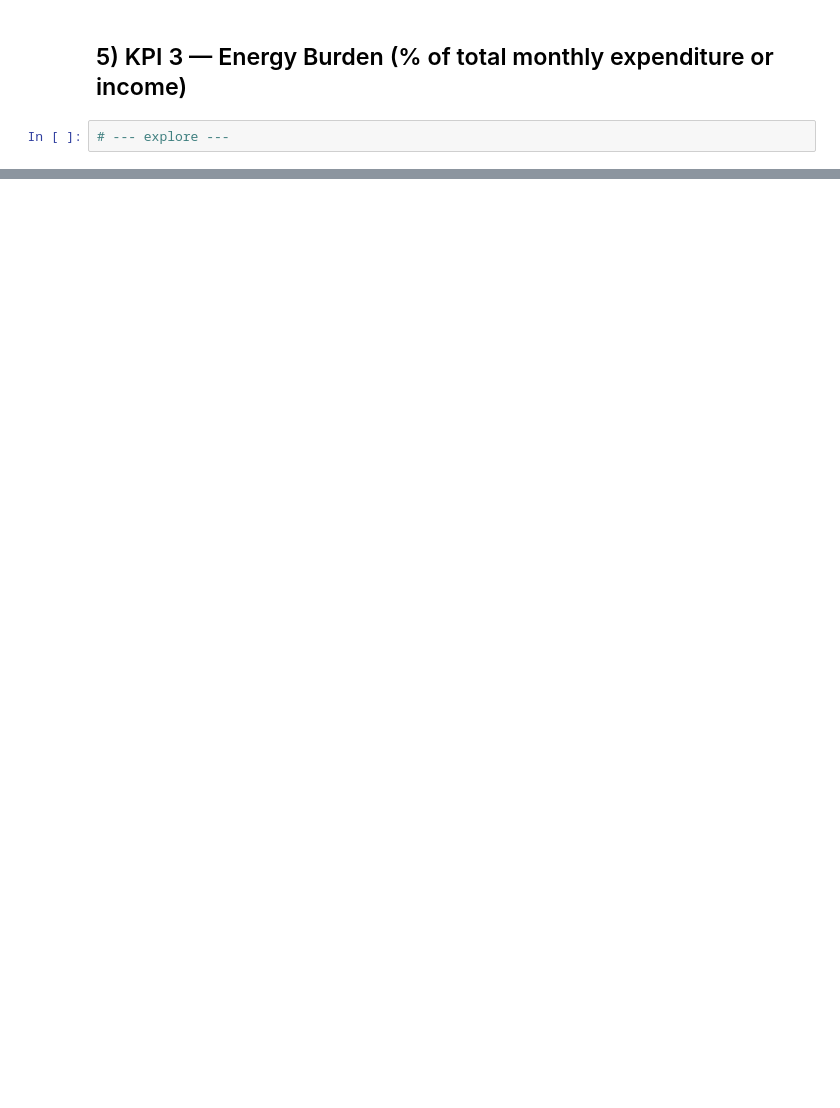
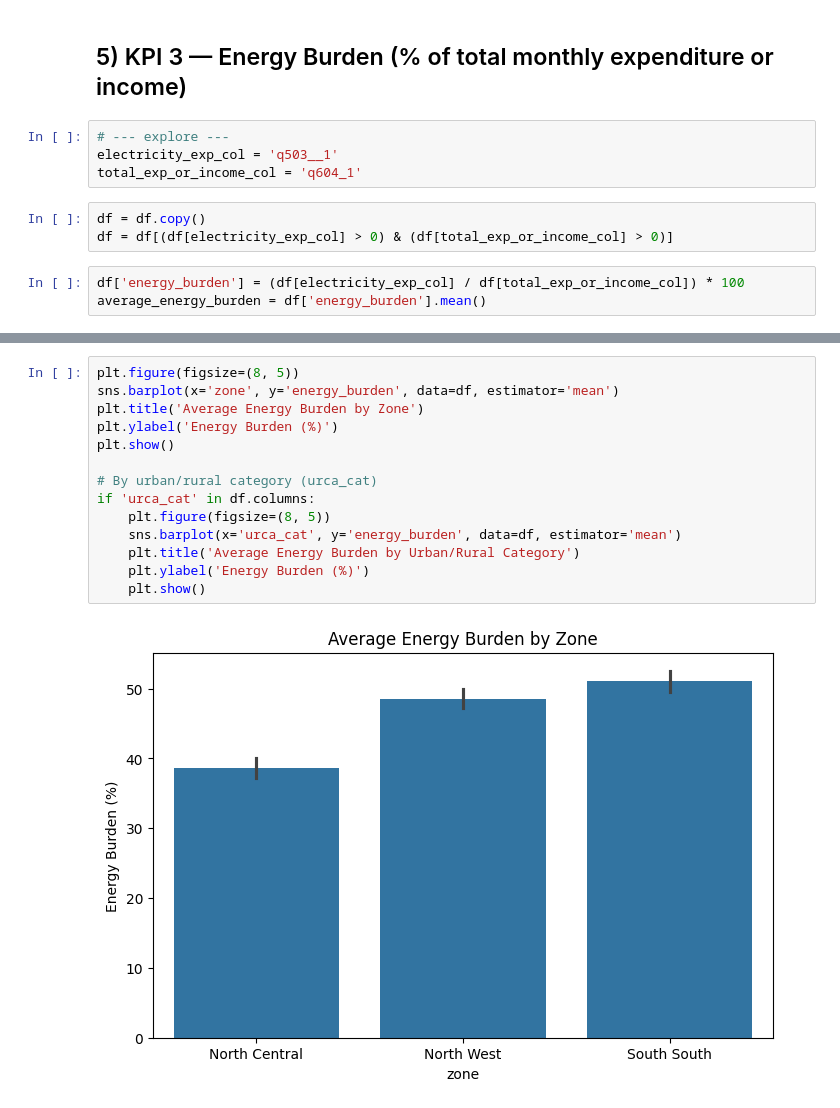
Before and after one commit to Garima2019/big-data-and-business-intelligencel-week1, a Jupyter notebook: notebooks/2_Big_Data_and_BI_OptionalEx.ipynb, the cells around one changed output, grey strips where cells are left out. Saved outputs shown, nothing was run; the diff lists cells and outputs as text; blank space fills up the shorter version.

```diff
--- a/notebooks/2_Big_Data_and_BI_OptionalEx.ipynb
+++ b/notebooks/2_Big_Data_and_BI_OptionalEx.ipynb
@@ -140,3 +216,11 @@ natweight   0.109779    0.269222
 ## 5) KPI 3 — Energy Burden (% of total monthly expenditure or income)
 # %%
 # --- explore ---
+electricity_exp_col = 'q503__1'
+total_exp_or_income_col = 'q604_1'
+# %%
+df = df.copy()
+df = df[(df[electricity_exp_col] > 0) & (df[total_exp_or_income_col] > 0)]
+# %%
+df['energy_burden'] = (df[electricity_exp_col] / df[total_exp_or_income_col]) * 100
+average_energy_burden = df['energy_burden'].mean()
@@ -142,0 +235,16 @@ natweight   0.109779    0.269222
+# %%
+plt.figure(figsize=(8, 5))
+sns.barplot(x='zone', y='energy_burden', data=df, estimator='mean')
+plt.title('Average Energy Burden by Zone')
+plt.ylabel('Energy Burden (%)')
+plt.show()
+
+# By urban/rural category (urca_cat)
+if 'urca_cat' in df.columns:
+    plt.figure(figsize=(8, 5))
+    sns.barplot(x='urca_cat', y='energy_burden', data=df, estimator='mean')
+    plt.title('Average Energy Burden by Urban/Rural Category')
+    plt.ylabel('Energy Burden (%)')
+    plt.show()
+# %% [output]
+[figure, added]
```
Also changed, not shown: parts of 11 cells of this notebook.
